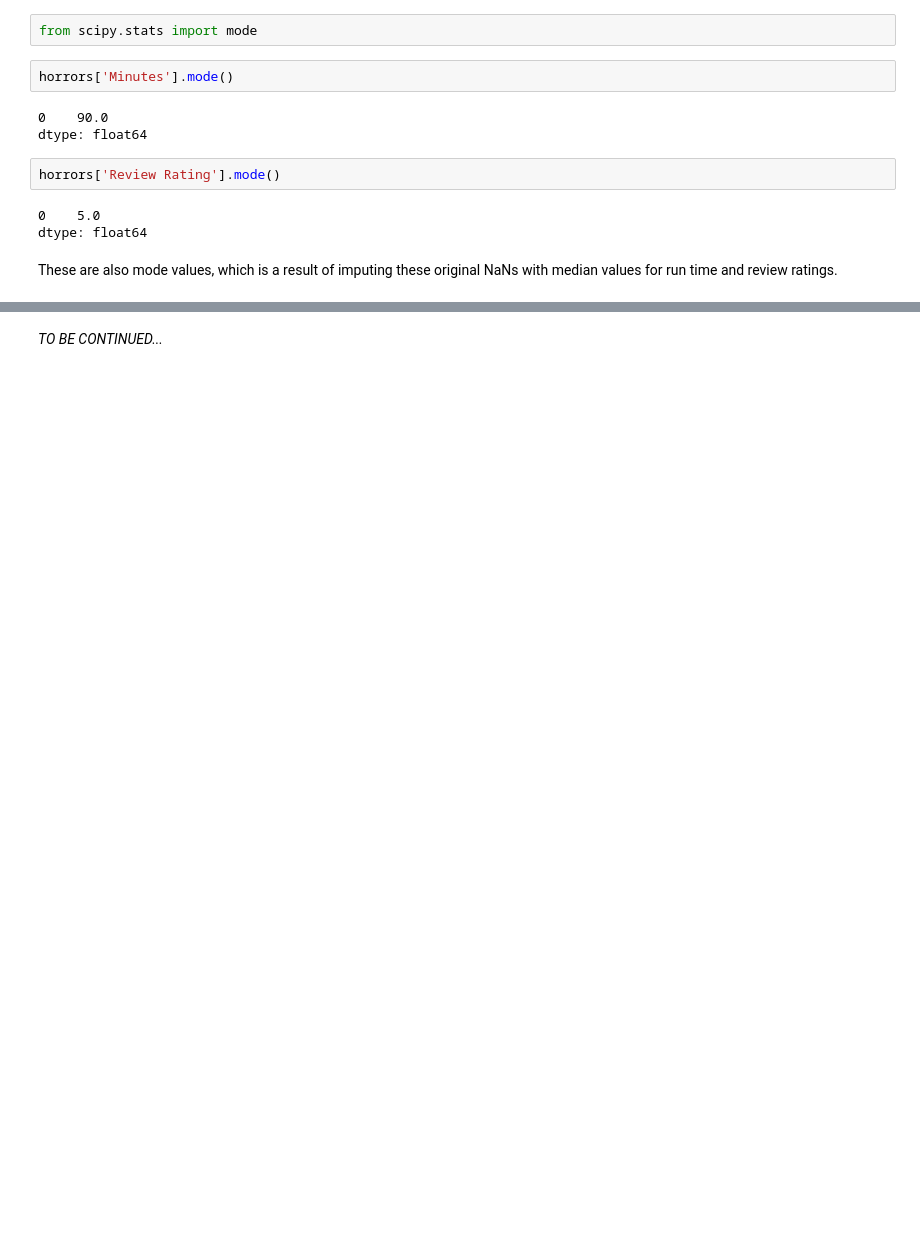
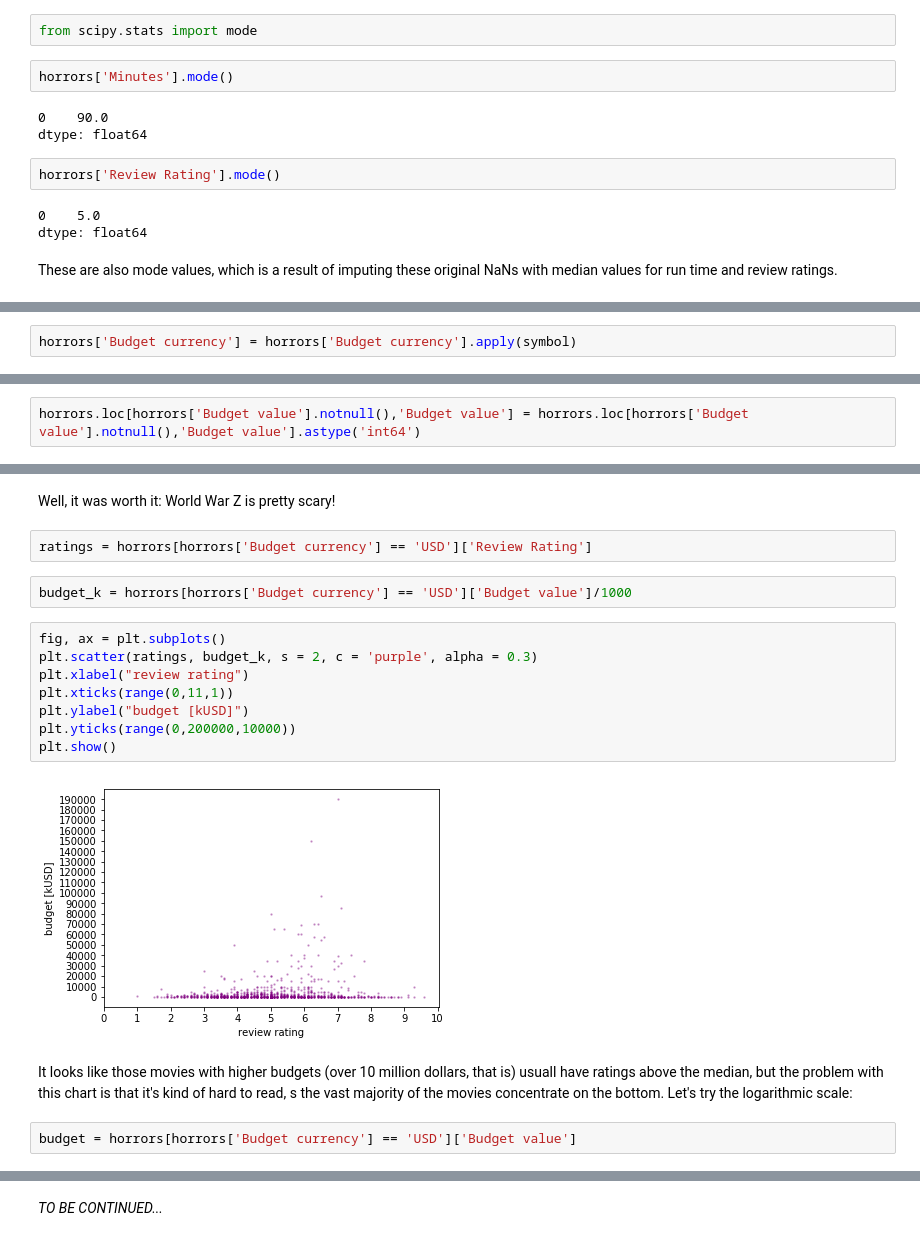
Before and after one commit to nebelgrau77/pandas-wrangling, a Jupyter notebook: horrors_IMDB.ipynb, the cells around one changed output, grey strips where cells are left out. Drawn from its saved outputs; the diff is of its cells as text; blank space fills up the shorter version.

```diff
--- a/horrors_IMDB.ipynb
+++ b/horrors_IMDB.ipynb
@@ -816,0 +877,2 @@ These are also mode values, which is a result of imputing these original NaNs wi
+# %%
+horrors['Budget currency'] = horrors['Budget currency'].apply(symbol)
@@ -816,0 +890,2 @@ These are also mode values, which is a result of imputing these original NaNs wi
+# %%
+horrors.loc[horrors['Budget value'].notnull(),'Budget value'] = horrors.loc[horrors['Budget value'].notnull(),'Budget value'].astype('int64')
@@ -816,0 +920,22 @@ These are also mode values, which is a result of imputing these original NaNs wi
+# %% [markdown]
+
+Well, it was worth it: World War Z is pretty scary!
+# %%
+ratings = horrors[horrors['Budget currency'] == 'USD']['Review Rating']
+# %%
+budget_k = horrors[horrors['Budget currency'] == 'USD']['Budget value']/1000
+# %%
+fig, ax = plt.subplots()
+plt.scatter(ratings, budget_k, s = 2, c = 'purple', alpha = 0.3)
+plt.xlabel("review rating")
+plt.xticks(range(0,11,1))
+plt.ylabel("budget [kUSD]")
+plt.yticks(range(0,200000,10000))
+plt.show()
+# %% [output]
+[figure, added]
+# %% [markdown]
+
+It looks like those movies with higher budgets (over 10 million dollars, that is) usuall have ratings above the median, but the problem with this chart is that it's kind of hard to read, s the vast majority of the movies concentrate on the bottom. Let's try the logarithmic scale:
+# %%
+budget = horrors[horrors['Budget currency'] == 'USD']['Budget value']
```
Also changed, not shown: parts of 45 cells of this notebook.
